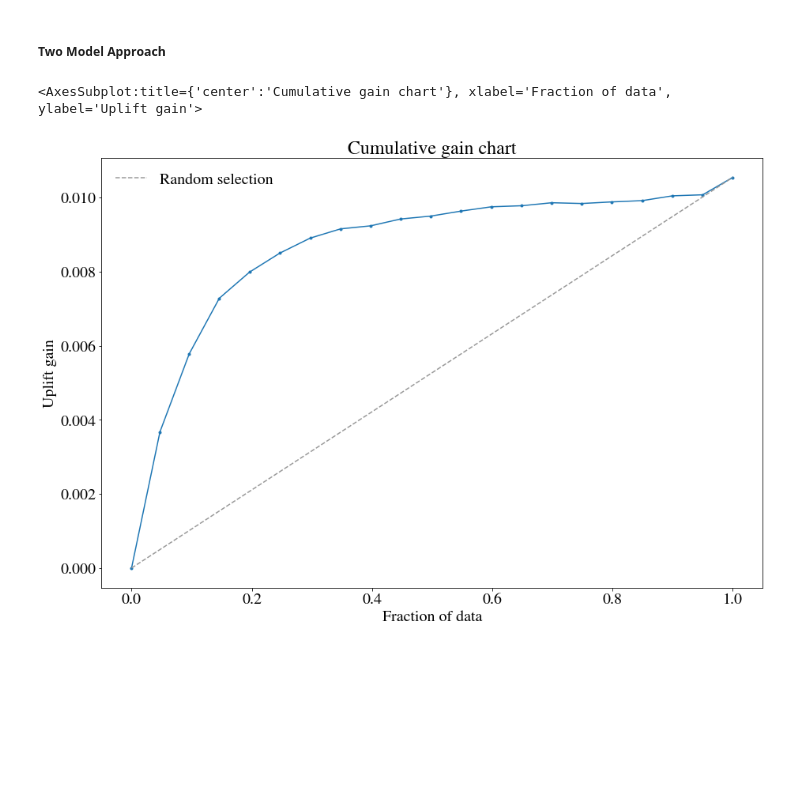
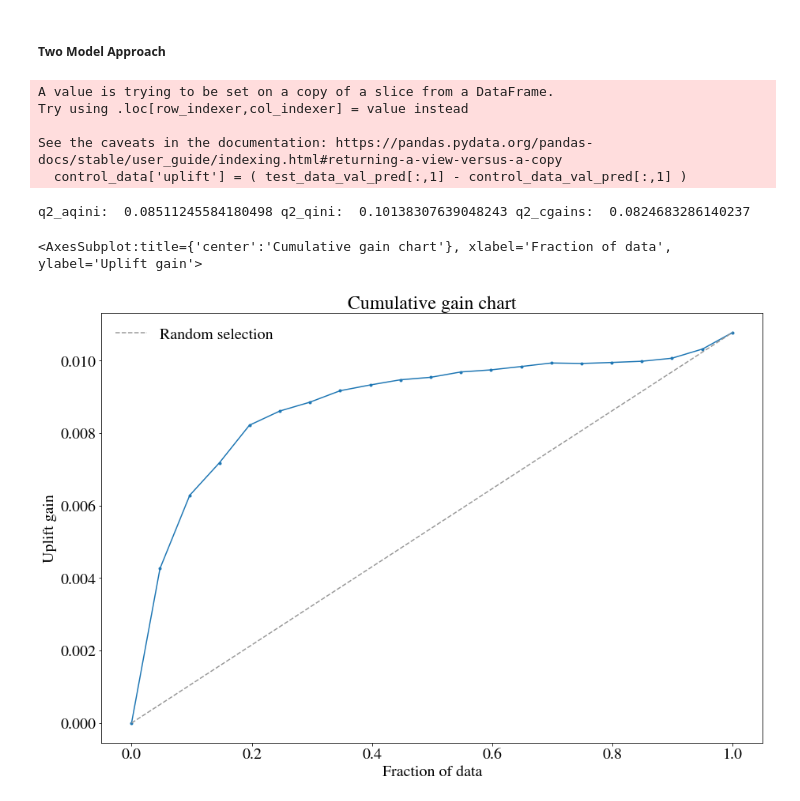
Before and after one commit to viswanath57/Learning-How-To-Act, a Jupyter notebook: Casual Inference/Crieto Uplift Modeling.ipynb, the cells around one changed output. Saved outputs shown, nothing was run; the diff lists cells and outputs as text; code cells hidden in the pictures; blank space fills up the shorter version.

Commit message:
Crieto Uplift Modeling

```diff
--- a/Casual Inference/Crieto Uplift Modeling.ipynb
+++ b/Casual Inference/Crieto Uplift Modeling.ipynb
@@ -75,31 +75,28 @@ treatment exposure
 ##### Two Model Approach
 # %%
 # Incremental Effect of Intervention on Visit
-
-# generating one row
-df_sample_train = df.sample(frac =.005)
+df_sample_train = df.sample(frac =.01)
 df_sample_train.drop(['conversion', 'exposure'], inplace=True, axis=1)
 
 test_data    = df_sample_train[df_sample_train.treatment == True ]
 control_data = df_sample_train[df_sample_train.treatment == False]
-print(test_data.shape, control_data.shape)
 
 P_T = GradientBoostingClassifier().fit(test_data.drop(['visit', 'treatment'], axis=1),    test_data   ['visit'] )
 P_C = GradientBoostingClassifier().fit(control_data.drop(['visit', 'treatment'], axis=1), control_data['visit'] )
 
-# generating one row
-df_sample_val = df.sample(frac =.05)
-df_sample_val.drop(['conversion', 'exposure'], inplace=True, axis=1)
-print(df_sample_val.shape)
+test_data_val_pred    = P_T.predict_proba( control_data.drop(['visit', 'treatment'], axis=1) )
+control_data_val_pred = P_C.predict_proba( control_data.drop(['visit', 'treatment'], axis=1) )
 
-test_data_val_pred    = P_T.predict_proba( df_sample_val.drop(['visit', 'treatment'], axis=1) )
-control_data_val_pred = P_C.predict_proba( df_sample_val.drop(['visit', 'treatment'], axis=1) )
-
-df_sample_val['uplift'] = ( test_data_val_pred[:,1] - control_data_val_pred[:,1] )
+control_data['uplift'] = ( test_data_val_pred[:,1] - control_data_val_pred[:,1] )
 upev = UpliftEval(df_sample_val.treatment, df_sample_val.visit, df_sample_val.uplift)
-upev.plot(plot_type='aqini')
+print('q2_aqini: ', upev.q2_aqini, 'q2_qini: ', upev.q2_qini, 'q2_cgains: ', upev.q2_cgains)
+upev.plot(plot_type='cgains')
+# %% [output]
+A value is trying to be set on a copy of a slice from a DataFrame.
+Try using .loc[row_indexer,col_indexer] = value instead
+
+See the caveats in the documentation: https://pandas.pydata.org/pandas-docs/stable/user_guide/indexing.html#returning-a-view-versus-a-copy
+  control_data['uplift'] = ( test_data_val_pred[:,1] - control_data_val_pred[:,1] )
+q2_aqini:  0.08511245584180498 q2_qini:  0.10138307639048243 q2_cgains:  0.0824683286140237
+<AxesSubplot:title={'center':'Cumulative gain chart'}, xlabel='Fraction of data', ylabel='Uplift gain'>
+[figure, added]
-# %%
-upev.plot(plot_type='cgains')
-# %% [output]
-<AxesSubplot:title={'center':'Cumulative gain chart'}, xlabel='Fraction of data', ylabel='Uplift gain'>
-[figure, removed]
```
Also changed, not shown: parts of 4 cells of this notebook, 1 other file.
